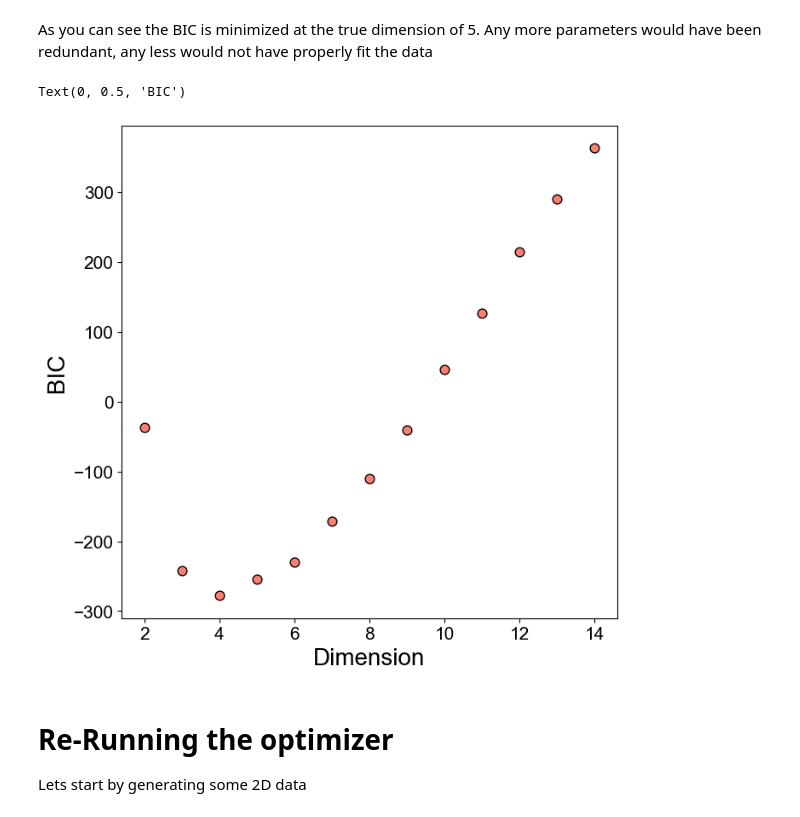
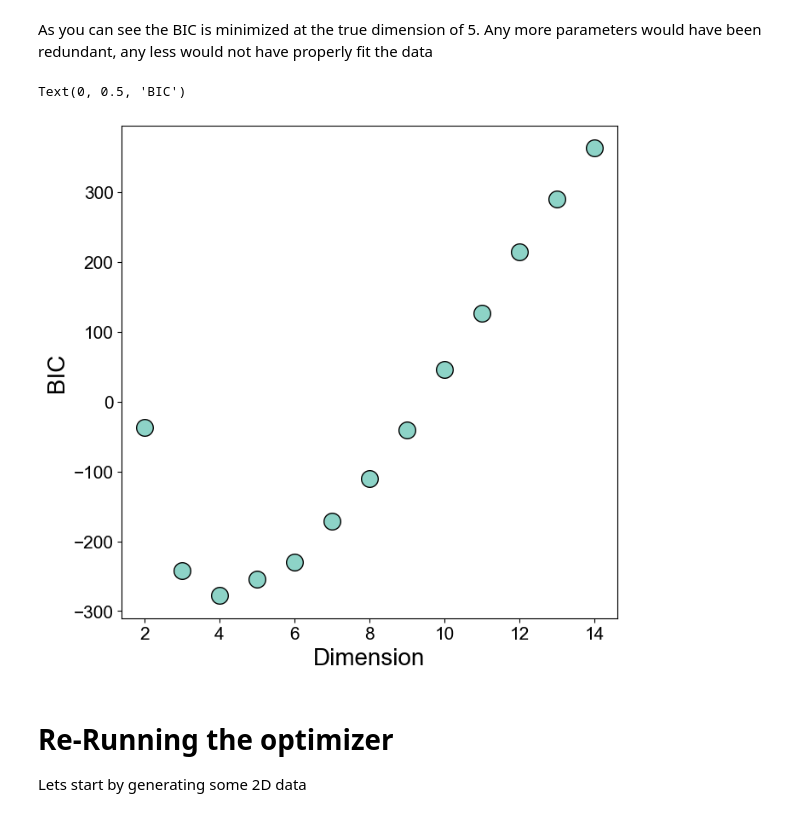
Before and after one commit to iulia-rusu/hyperbolic_sensory_stim, a Jupyter notebook: HMDS-example/HMDS_single_worm.ipynb, the cells around one changed output. Saved outputs shown, nothing was run; the diff lists cells and outputs as text; code cells hidden in the pictures.

```diff
--- a/HMDS-example/HMDS_single_worm.ipynb
+++ b/HMDS-example/HMDS_single_worm.ipynb
@@ -442,13 +453,13 @@ As you can see the BIC is minimized at the true dimension of 5. Any more paramet
 # %%
 fig, ax = plt.subplots(figsize=(7.5,7.5))
 
-ax.scatter(np.arange(2,15), all_BIC, c = '#fb8072', edgecolor = 'black', s = 60) #cornflowerblue, lightcoral
+ax.scatter(np.arange(2,15), all_BIC, c = '#8dd3c7', edgecolor = 'black', s = 200) #cornflowerblue, lightcoral
 ax.set_xlabel('Dimension', fontsize=20)
 ax.tick_params(axis='both', which='major', labelsize=15)
 ax.set_ylabel('BIC', fontsize=20)
 # %% [output]
 Text(0, 0.5, 'BIC')
-[figure, old version]
+[figure, new version]
 # %% [markdown]
 # Re-Running the optimizer
 Lets start by generating some 2D data
```
Also changed, not shown: parts of 2 cells of this notebook, 26 other files.
